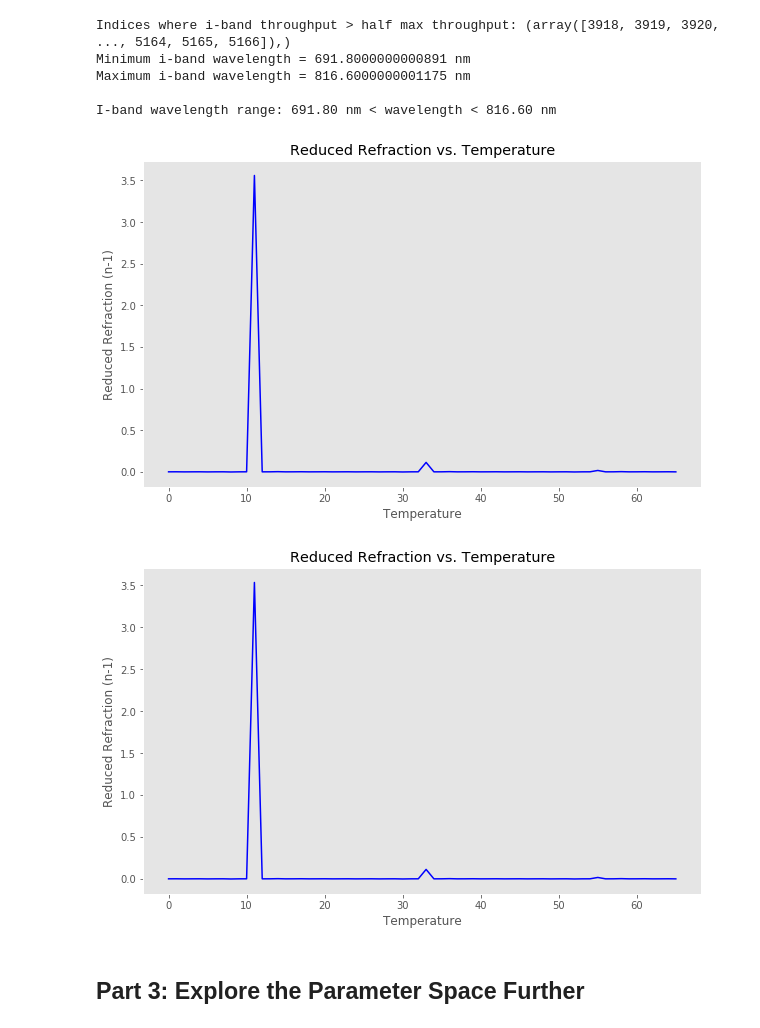
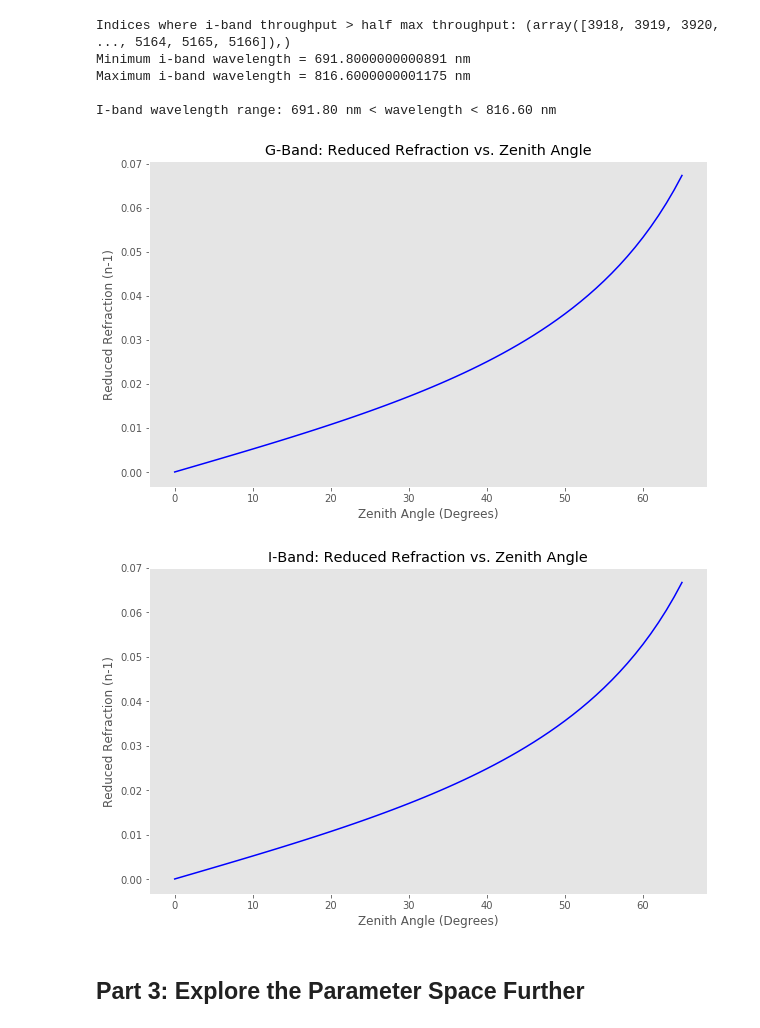
Before and after one commit to abudlong/Astro499, a Jupyter notebook: A499-Assignment3.ipynb, the cells around one changed output. Cells and saved outputs as stored; diff of their text form; code cells hidden in the pictures.

```diff
--- a/A499-Assignment3.ipynb
+++ b/A499-Assignment3.ipynb
@@ -59,13 +59,13 @@ The dry air pressure is 729.25 mbar.
 # %%
 # Using Equations: 4, 5, 9, 10, 14, 15, 16, 18, 20, 21 + 2
 
+def gammafunction(wavelength, Ps_in, Tinitial, Pw_in):
+    T = Tinitial.to(u.K, equivalencies = u.temperature()).value
 
-# rename gamma
-def indexofrefraction(wavelength, Ps_in, Tinitial, Pw_in):
-    T = 273.15 + Tinitial.value
-    Ps = 1.333224 * (Ps_in.value - Pw_in.value)
-    Pw = 1.333224 * Pw_in.value
+    Ps = 1.333224 * (Ps_in.to(u.Pa).value - Pw_in.to(u.Pa).value)
+    Pw = 1.333224 * Pw_in.to(u.Pa).value
     sigma = 1/wavelength.to(u.um).value
+
     Ds = (1 + (Ps * (57.90e-8 - (9.3250e-4/T) + (0.25844/T**2)))) * (Ps/T)
     Dw = (1 + Pw * (1 + 3.7e-4 * Pw) * (-2.37321e-3 + ((2.23366/T)-(710.792/T**2) + (7.75141e4/T**3)))) * (Pw/T)
     term_one = (2371.34 + (683939.7/(130 - sigma**2)) + (4547.3/(38.9 - sigma**2))) * Ds
@@ -86,10 +86,13 @@ def calc_kappa(phi_degrees, height): # 10
 
 # Atmospheric refraction
 def atm_refraction(wavelength, Ps_in, Tinitial, Pw_in, phi, h, z0):
-    gamma = indexofrefraction(wavelength, Ps_in, Tinitial, Pw_in)
+    gamma = gammafunction(wavelength, Ps_in, Tinitial, Pw_in)
+    #gamma = 0.0002102981378048648
     beta = calc_beta(Tinitial)
     kappa = calc_kappa(phi , h)
-    refraction = (kappa * gamma * (1 - beta) * np.tan(z0)) - (kappa * gamma * (beta - (gamma / 2)) * (np.tan(z0)**3))
+
+    refraction = (kappa * gamma * (1 - beta) * np.tan(z0.to(u.rad))) - (kappa * gamma * (beta - (gamma / 2)) * (np.tan(z0.to(u.rad))**3))
+
     return refraction
 # %% [markdown]
 ## Part 2: Applying the Refraction Calculation
@@ -128,9 +131,7 @@ ax.grid()
 
 Use the g- and i-band filter throughputs to calculate maximum DCR within g- and i-bands and plot each as a function of zenith angle from 0 to 65 degrees zenith angle.
 # %%
-zenith_angle = np.linspace(0, 65, 66)
-
-# use file header!
+zenith_angle = np.linspace(0, 65, 66) * u.deg
 
 # For G-Band
 maxthroughput_gband = gband_throughput.max()
@@ -176,17 +177,17 @@ I-band wavelength range: 691.80 nm < wavelength < 816.60 nm
 # %%
 # Max Refraction for G-Band
 
 refraction_gband = atm_refraction(maxwavelength_gband, p_s, temperature, p_w, latitude, altitude, zenith_angle)
 
 # Plot for g-band
 fig, ax = plt.subplots(1, 1, figsize = (10,6))
 plt.plot(zenith_angle, refraction_gband, color = 'b')
-ax.set_title('Reduced Refraction vs. Temperature')
-ax.set_xlabel('Temperature')
+ax.set_title('G-Band: Reduced Refraction vs. Zenith Angle')
+ax.set_xlabel('Zenith Angle (Degrees)')
 ax.set_ylabel('Reduced Refraction (n-1)');
 ax.grid()
 # %% [output]
-[figure, old version]
+[figure, new version]
 # %%
 # Max Refraction for I-Band
 
@@ -195,12 +196,12 @@ refraction_iband = atm_refraction(maxwavelength_iband, p_s, temperature, p_w, la
 # Plot for i-band
 fig, ax = plt.subplots(1, 1, figsize = (10,6))
 plt.plot(zenith_angle, refraction_iband, color = 'b')
-ax.set_title('Reduced Refraction vs. Temperature')
-ax.set_xlabel('Temperature')
+ax.set_title('I-Band: Reduced Refraction vs. Zenith Angle')
+ax.set_xlabel('Zenith Angle (Degrees)')
 ax.set_ylabel('Reduced Refraction (n-1)');
 ax.grid()
 # %% [output]
-[figure, old version]
+[figure, new version]
 # %% [markdown]
 ## Part 3: Explore the Parameter Space Further
 # %% [markdown]
```
Also changed, not shown: parts of 4 cells of this notebook.
